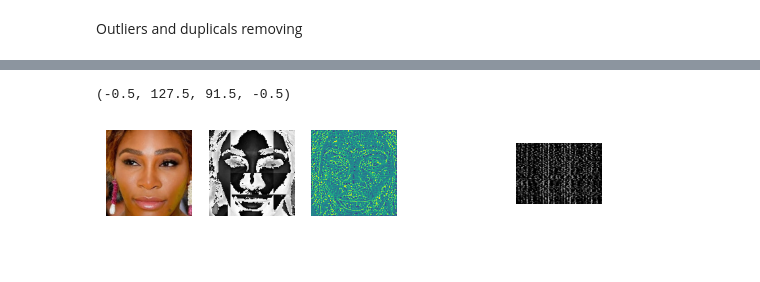
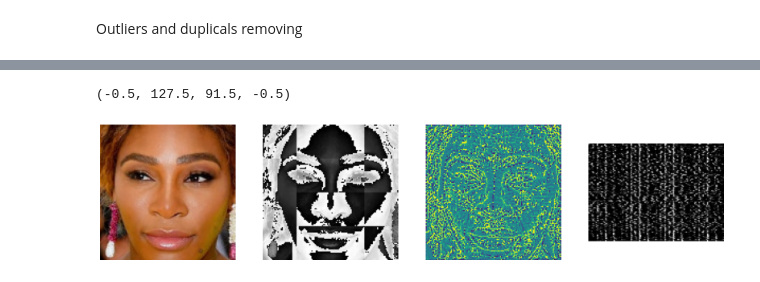
Before and after one commit to Clement1103/data_science_projects, a Jupyter notebook: sports_celebrities_classification/sports_celebrities_classification.ipynb, the cells around one changed output, grey strips where cells are left out. Saved outputs shown, nothing was run; the diff lists cells and outputs as text; code cells hidden in the pictures; blank space fills up the shorter version.

```diff
--- a/sports_celebrities_classification/sports_celebrities_classification.ipynb
+++ b/sports_celebrities_classification/sports_celebrities_classification.ipynb
@@ -261,15 +261,16 @@ X_raw[2].shape
 # %%
-plt.subplot(1,5,1),plt.imshow(X_raw[0])
+plt.figure(figsize=(20,10))
+plt.subplot(1,4,1),plt.imshow(X_raw[0])
 plt.axis('off')
-plt.subplot(1,5,2),plt.imshow(X_wav[0], cmap = 'gray')
+plt.subplot(1,4,2),plt.imshow(X_wav[0], cmap = 'gray')
 plt.axis('off')
-plt.subplot(1,5,3),plt.imshow(X_lbp[0])
+plt.subplot(1,4,3),plt.imshow(X_lbp[0])
 plt.axis('off')
 # plt.subplot(1,5,4),plt.imshow(X_hog[0], cmap = 'gray')
 # plt.axis('off')
-plt.subplot(1,5,5),plt.imshow(X_sift[0], cmap = 'gray')
+plt.subplot(1,4,4),plt.imshow(X_sift[0], cmap = 'gray')
 plt.axis('off')
 # %% [output]
 (-0.5, 127.5, 91.5, -0.5)
-[figure, old version]
+[figure, new version]
 # %%
```
Also changed, not shown: parts of 8 cells of this notebook.
